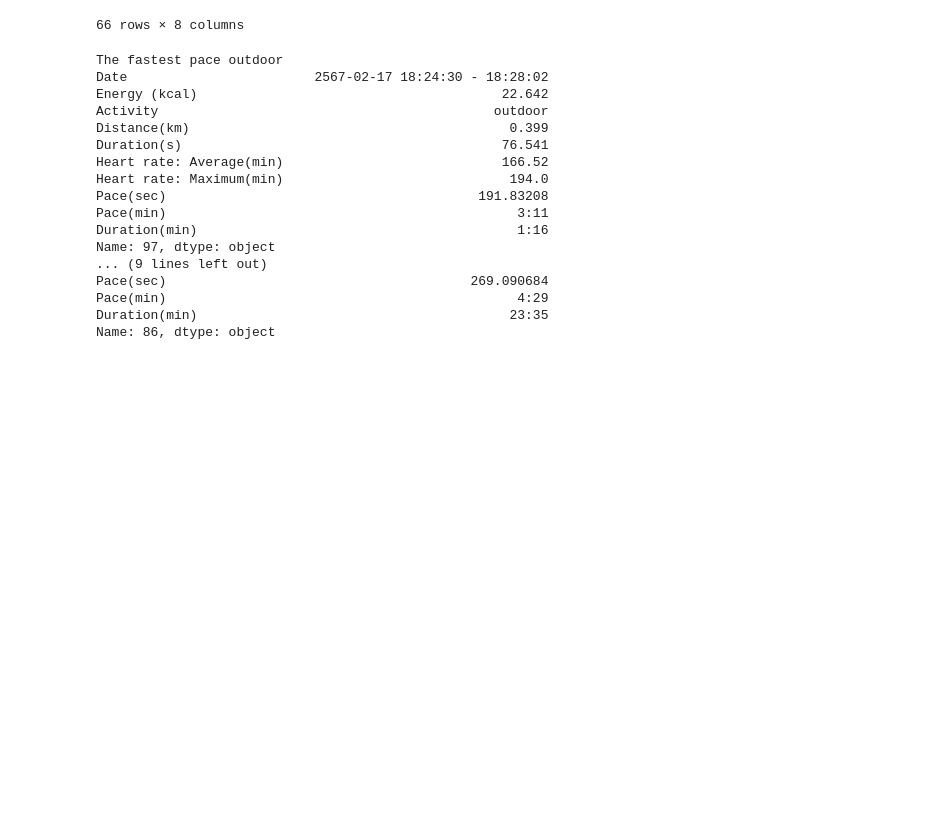
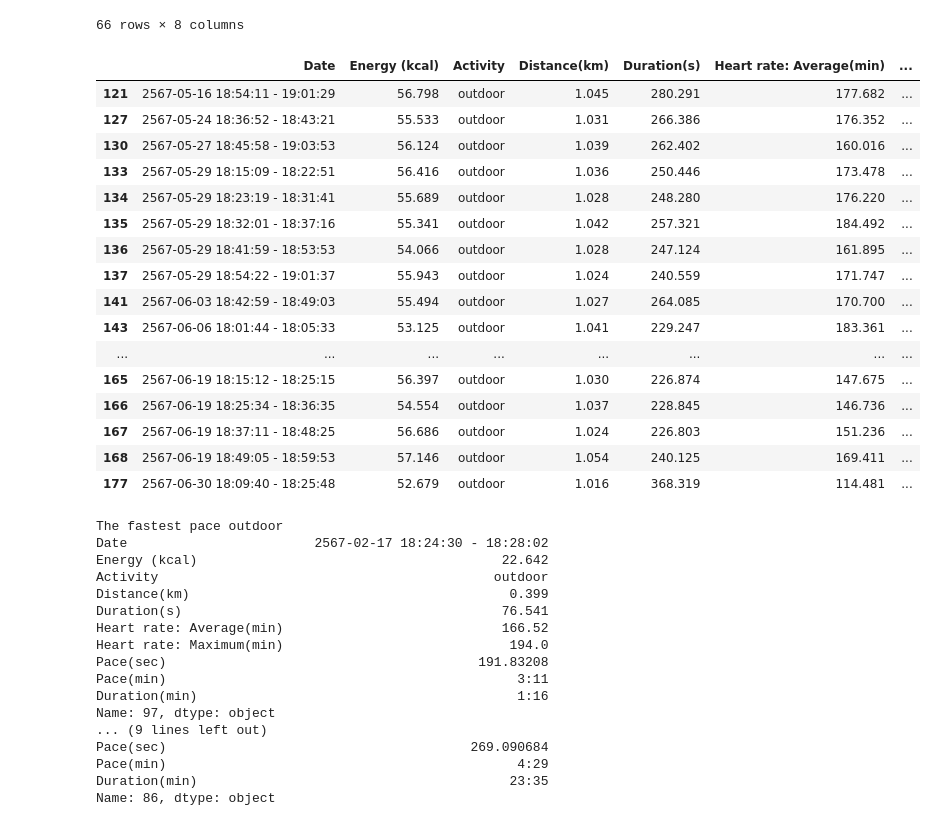
Before and after one commit to JFKongphop/running-analysis, a Jupyter notebook: index.ipynb, the cells around one changed output. Cells and saved outputs as stored; diff of their text form; code cells hidden in the pictures; blank space fills up the shorter version.

Commit message:
add filter interval

```diff
--- a/index.ipynb
+++ b/index.ipynb
@@ -50,6 +50,9 @@ def convert_activity(activity):
   if (activity == 'Running (Indoor)'):
     return 'indoor'
   return 'outdoor'
+# %%
+def filter_interval(df: DataFrame):
+  return df[(df['Distance(km)'] >= 1) & (df['Distance(km)'] <= 1.1)]
 # %%
 d = '2566-10-02 18:20:31 - 2566-10-02 18:39:08'
 a = list(set(d.split(' ')))
@@ -150,6 +153,26 @@ indoor.reset_index()[column_order]
 | 64 | 2567-03-12 18:27:01 - 19:05:58 | 382.394 | indoor | 7.029 | 34:29 | 4:54 | 163.540 | ... |
 | 65 | 2567-03-13 18:19:25 - 18:57:36 | 378.653 | indoor | 7.019 | 35:06 | 5:00 | 164.913 | ... |
 66 rows × 8 columns
+# %%
+filter_interval(df)
+# %% [output]
+|  | Date | Energy (kcal) | Activity | Distance(km) | Duration(s) | Heart rate: Average(min) | ... |
+| 121 | 2567-05-16 18:54:11 - 19:01:29 | 56.798 | outdoor | 1.045 | 280.291 | 177.682 | ... |
+| 127 | 2567-05-24 18:36:52 - 18:43:21 | 55.533 | outdoor | 1.031 | 266.386 | 176.352 | ... |
+| 130 | 2567-05-27 18:45:58 - 19:03:53 | 56.124 | outdoor | 1.039 | 262.402 | 160.016 | ... |
+| 133 | 2567-05-29 18:15:09 - 18:22:51 | 56.416 | outdoor | 1.036 | 250.446 | 173.478 | ... |
+| 134 | 2567-05-29 18:23:19 - 18:31:41 | 55.689 | outdoor | 1.028 | 248.280 | 176.220 | ... |
+| 135 | 2567-05-29 18:32:01 - 18:37:16 | 55.341 | outdoor | 1.042 | 257.321 | 184.492 | ... |
+| 136 | 2567-05-29 18:41:59 - 18:53:53 | 54.066 | outdoor | 1.028 | 247.124 | 161.895 | ... |
+| 137 | 2567-05-29 18:54:22 - 19:01:37 | 55.943 | outdoor | 1.024 | 240.559 | 171.747 | ... |
+| 141 | 2567-06-03 18:42:59 - 18:49:03 | 55.494 | outdoor | 1.027 | 264.085 | 170.700 | ... |
+| 143 | 2567-06-06 18:01:44 - 18:05:33 | 53.125 | outdoor | 1.041 | 229.247 | 183.361 | ... |
+| ... | ... | ... | ... | ... | ... | ... | ... |
+| 165 | 2567-06-19 18:15:12 - 18:25:15 | 56.397 | outdoor | 1.030 | 226.874 | 147.675 | ... |
+| 166 | 2567-06-19 18:25:34 - 18:36:35 | 54.554 | outdoor | 1.037 | 228.845 | 146.736 | ... |
+| 167 | 2567-06-19 18:37:11 - 18:48:25 | 56.686 | outdoor | 1.024 | 226.803 | 151.236 | ... |
+| 168 | 2567-06-19 18:49:05 - 18:59:53 | 57.146 | outdoor | 1.054 | 240.125 | 169.411 | ... |
+| 177 | 2567-06-30 18:09:40 - 18:25:48 | 52.679 | outdoor | 1.016 | 368.319 | 114.481 | ... |
 # %%
 def pace_table(data) -> str:
   fastest_pace = df.loc[data]
```
Also changed, not shown: parts of 4 cells of this notebook.
